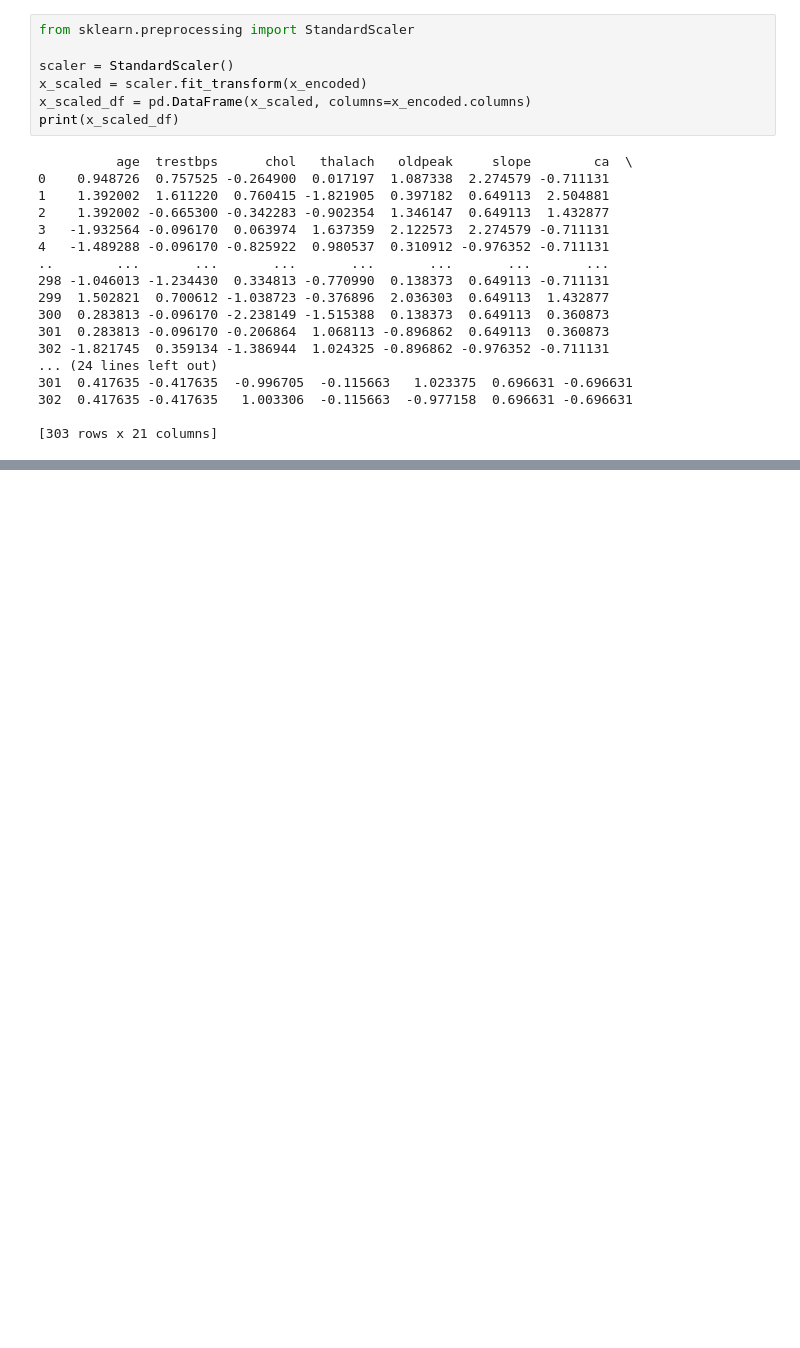
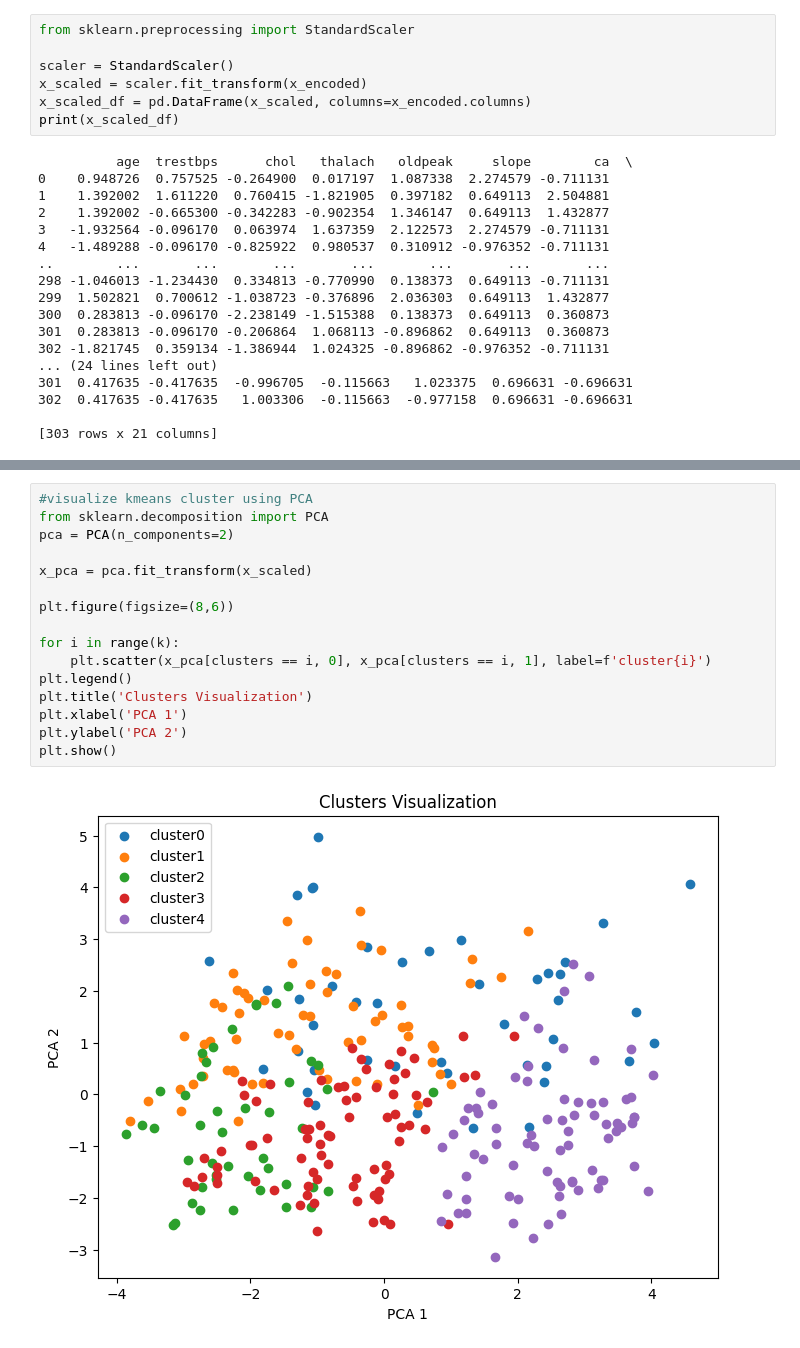
Before and after one commit to GichuriNdungu/-heart-disease-analysis, a Jupyter notebook: analysis.ipynb, the cells around one changed output, grey strips where cells are left out. Cells and saved outputs as stored; diff of their text form; blank space fills up the shorter version.

```diff
--- a/analysis.ipynb
+++ b/analysis.ipynb
@@ -151,0 +207,18 @@ print(x_scaled_df)
+# %%
+#visualize kmeans cluster using PCA
+from sklearn.decomposition import PCA
+pca = PCA(n_components=2)
+
+x_pca = pca.fit_transform(x_scaled)
+
+plt.figure(figsize=(8,6))
+
+for i in range(k):
+    plt.scatter(x_pca[clusters == i, 0], x_pca[clusters == i, 1], label=f'cluster{i}')
+plt.legend()
+plt.title('Clusters Visualization')
+plt.xlabel('PCA 1')
+plt.ylabel('PCA 2')
+plt.show()
+# %% [output]
+[figure, added]
```
Also changed, not shown: parts of 4 cells of this notebook.
